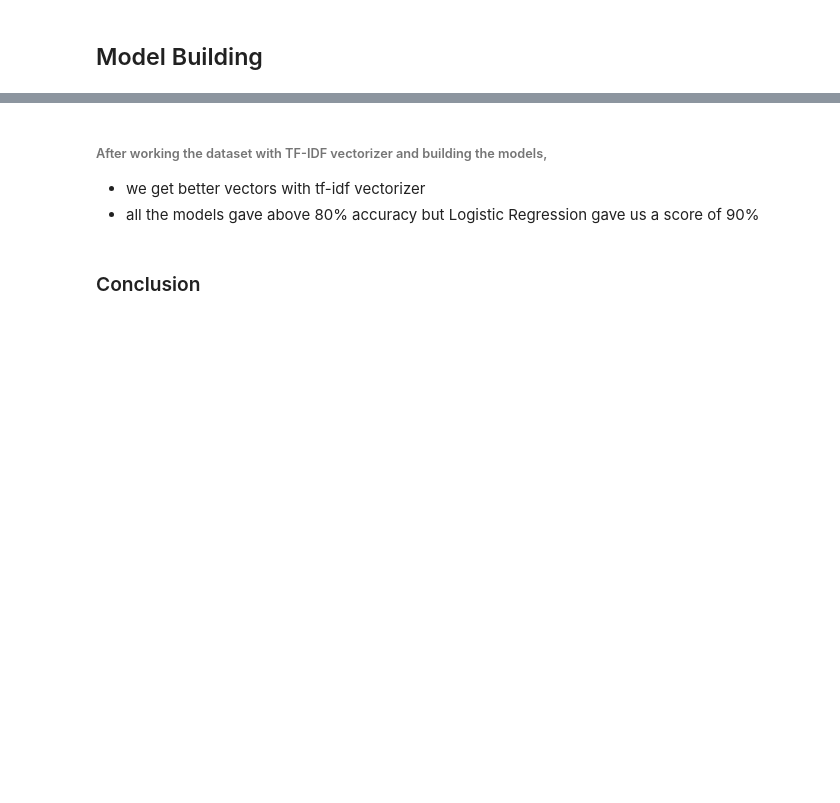
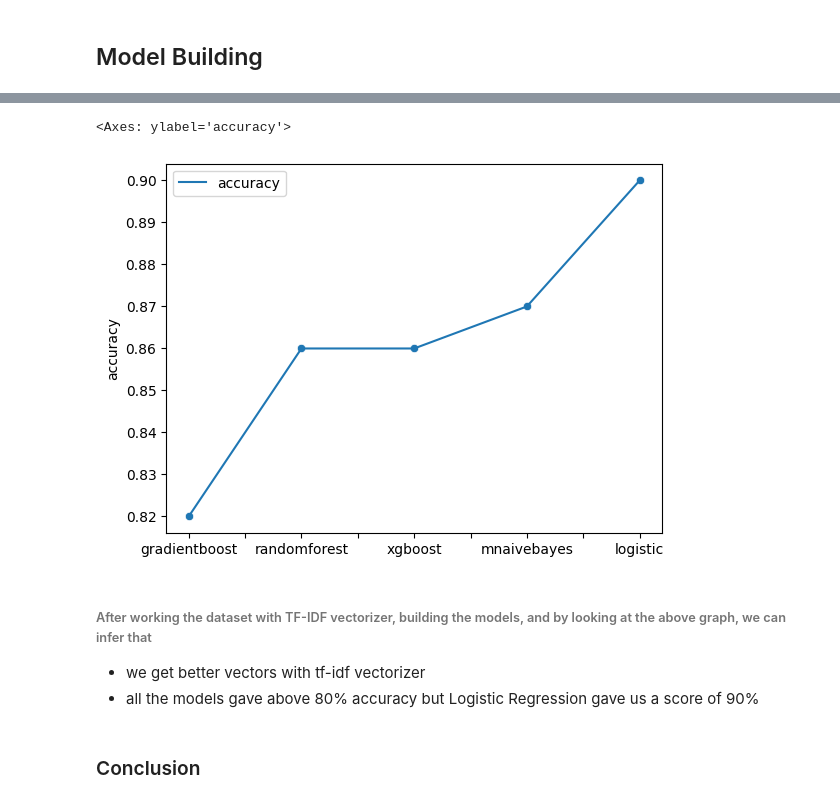
Before and after one commit to Thamannahafeez/Imdb_Review_Sentimentanalysis, a Jupyter notebook: imdb-sentiment-analysis-bow.ipynb, the cells around one changed output, grey strips where cells are left out. Drawn from its saved outputs; the diff is of its cells as text; code cells hidden in the pictures; blank space fills up the shorter version.

Commit message:
Kaggle Notebook | Imdb-sentiment_analysis_BOW | Version 4

```diff
--- a/imdb-sentiment-analysis-bow.ipynb
+++ b/imdb-sentiment-analysis-bow.ipynb
@@ -65,7 +109,13 @@ df.sentiment.value_counts()
 # %%
 lemmatizer = WordNetLemmatizer()
-
+# User defined function for tokenising and cleaning the text
 def TokenizeandClean (review):
+    '''
+    The function returns the cleaned and lemmatized tokens of the text passed as argument.
+    All the unncessary words are removed using the stopwords.
+    arg : text to be cleaned.
+    returns: cleaned text.
+    '''
     review = re.sub('[^a-zA-Z]',' ',review)
     review = review.lower()
     review = word_tokenize(review)
@@ -101,6 +159,7 @@ xtesttf = tf.transform(xtest)
 # %% [markdown]
 ## Model Building
 # %%
+# models are placed in a dictionary mapping to their objects
 models = {'logistic':LogisticRegression(random_state=42),
           'randomforest':RandomForestClassifier(random_state=42),
          'gradientboost':GradientBoostingClassifier(random_state=42),
@@ -109,6 +168,20 @@ models = {'logistic':LogisticRegression(random_state=42),
 
 
 def model_build(xtrain,ytrain,xtest,ytest):
+    '''
+    The function trains the models with the training dataset, predicts the output sentiment,
+    calculates and returns the accuracy score, prints the confusion matrix and the
+    classification report.
+    ========================================================================================
+    args:
+    x_training : training x set
+    y_training : training y set
+    x_testing  : testing x set
+    y_true  : testing y set
+
+    Returns an appended list of accuracies from all the models
+
+    '''
     acc = []
     for model_name,model in models.items():
         model.fit(xtrain,ytrain)
@@ -123,6 +217,17 @@ accuracy_tf = model_build(xtraintf,ytrain,xtesttf,ytest)
+# %%
+# The above list is stored in a dataframe
+accdf = pd.DataFrame(accuracy_tf,index=list(models.keys()), columns=['accuracy'])
+accdf = accdf.sort_values(by='accuracy')
+# %%
+# The accuracies stored in the dataframe are then visualized using plot()
+accdf.plot()
+sns.scatterplot(accdf.accuracy)
+# %% [output]
+<Axes: ylabel='accuracy'>
+[figure, added]
 # %% [markdown]
 
-###### After working the dataset with TF-IDF vectorizer and building the models,
+###### After working the dataset with TF-IDF vectorizer, building the models, and by looking at the above graph, we can infer that
 - we get better vectors with tf-idf vectorizer
 - all the models gave above 80% accuracy but Logistic Regression gave us a score of 90%
 # %% [markdown]
```
Also changed, not shown: parts of 16 cells of this notebook.
